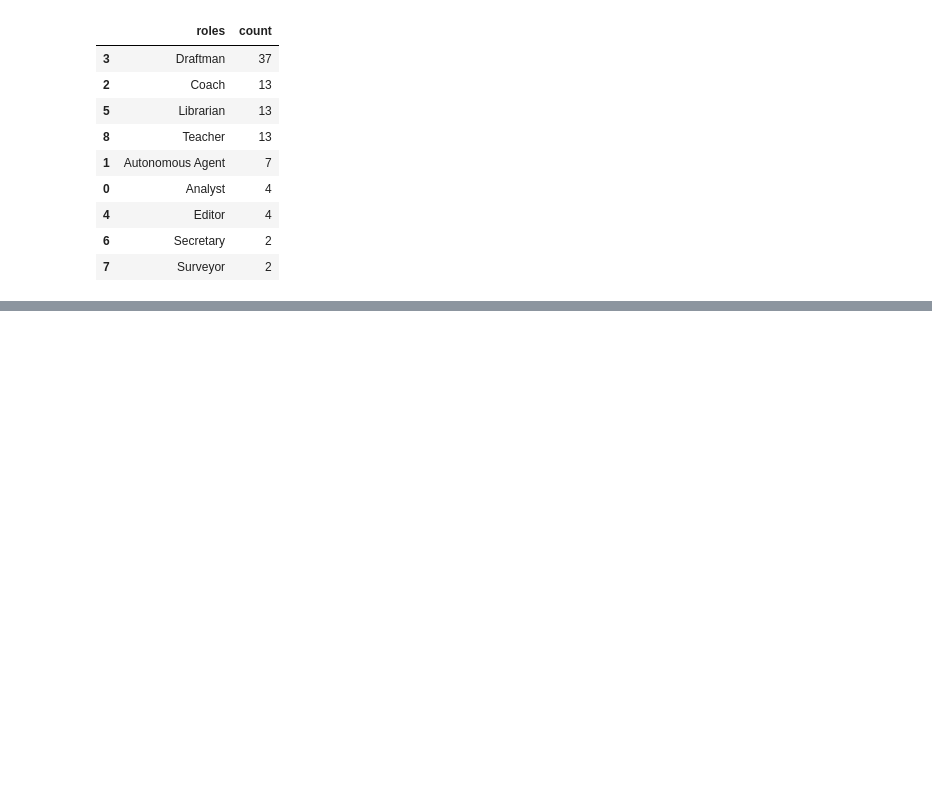
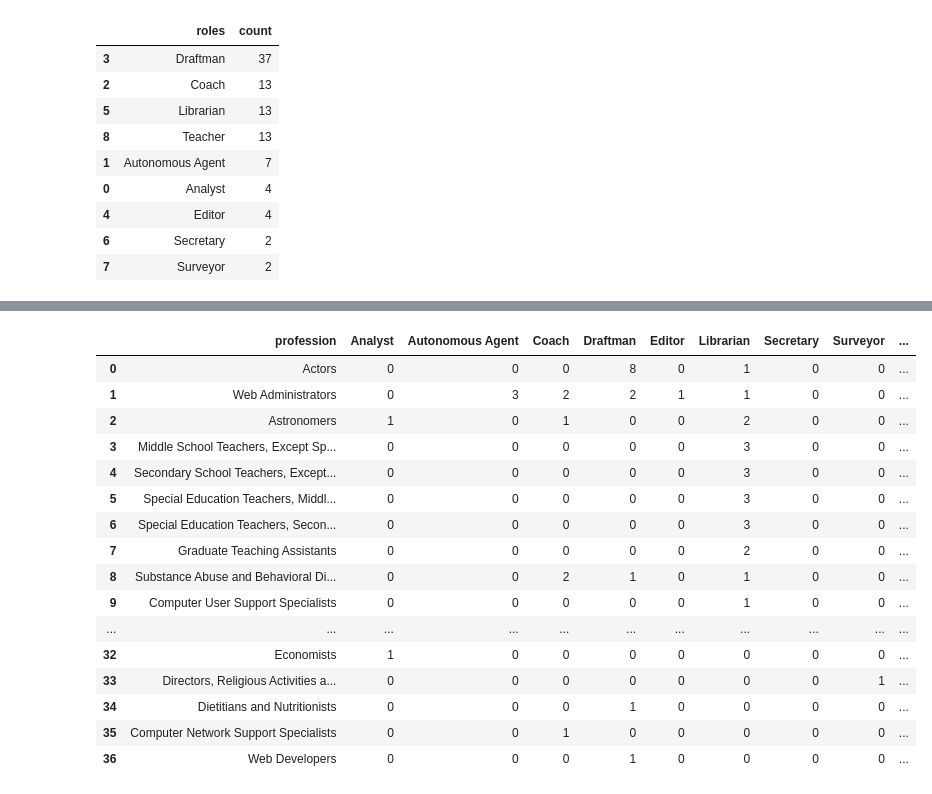
Before and after one commit to Engineering-AI-Systems-Team-3/chatgpt-at-work, a Jupyter notebook: chatgpt_at_work.ipynb, the cells around one changed output, grey strips where cells are left out. Cells and saved outputs as stored; diff of their text form; code cells hidden in the pictures; blank space fills up the shorter version.

Commit message:
Include final results for professions cells

```diff
--- a/chatgpt_at_work.ipynb
+++ b/chatgpt_at_work.ipynb
@@ -1022,0 +1027,55 @@ roles_count_df.head(len(roles_count_df))
+# %%
+profession_roles_df = pd.merge(
+    final_roles_df,
+    mapped_conversations_df[['conversation', 'level_0_task']],
+    on='conversation',
+    how='inner'
+)
+
+profession_roles_df = pd.merge(
+    profession_roles_df,
+    tasks_df[['task', 'title']],
+    left_on='level_0_task',
+    right_on='task',
+    how='left'
+)
+
+profession_roles_df = profession_roles_df[['title', 'roles']].rename(columns={'title': 'profession'})
+
+profession_roles_exploded = profession_roles_df.explode('roles')
+
+profession_role_counts = profession_roles_exploded.groupby(['profession', 'roles']).size().reset_index(name='count')
+
+profession_roles_pivot = profession_role_counts.pivot_table(
+    index='profession',
+    columns='roles',
+    values='count',
+    fill_value=0
+).astype(int)
+
+profession_roles_pivot['Total Instances'] = profession_roles_pivot.sum(axis=1)
+profession_roles_pivot = profession_roles_pivot.sort_values(by='Total Instances', ascending=False)
+
+profession_roles_pivot = profession_roles_pivot.reset_index()
+
+profession_roles_pivot.columns.name = None
+
+display(profession_roles_pivot.head(50))
+# %% [output]
+|  | profession | Analyst | Autonomous Agent | Coach | Draftman | Editor | Librarian | Secretary | Surveyor | ... |
+| 0 | Actors | 0 | 0 | 0 | 8 | 0 | 1 | 0 | 0 | ... |
+| 1 | Web Administrators | 0 | 3 | 2 | 2 | 1 | 1 | 0 | 0 | ... |
+| 2 | Astronomers | 1 | 0 | 1 | 0 | 0 | 2 | 0 | 0 | ... |
+| 3 | Middle School Teachers, Except Sp... | 0 | 0 | 0 | 0 | 0 | 3 | 0 | 0 | ... |
+| 4 | Secondary School Teachers, Except... | 0 | 0 | 0 | 0 | 0 | 3 | 0 | 0 | ... |
+| 5 | Special Education Teachers, Middl... | 0 | 0 | 0 | 0 | 0 | 3 | 0 | 0 | ... |
+| 6 | Special Education Teachers, Secon... | 0 | 0 | 0 | 0 | 0 | 3 | 0 | 0 | ... |
+| 7 | Graduate Teaching Assistants | 0 | 0 | 0 | 0 | 0 | 2 | 0 | 0 | ... |
+| 8 | Substance Abuse and Behavioral Di... | 0 | 0 | 2 | 1 | 0 | 1 | 0 | 0 | ... |
+| 9 | Computer User Support Specialists | 0 | 0 | 0 | 0 | 0 | 1 | 0 | 0 | ... |
+| ... | ... | ... | ... | ... | ... | ... | ... | ... | ... | ... |
+| 32 | Economists | 1 | 0 | 0 | 0 | 0 | 0 | 0 | 0 | ... |
+| 33 | Directors, Religious Activities a... | 0 | 0 | 0 | 0 | 0 | 0 | 0 | 1 | ... |
+| 34 | Dietitians and Nutritionists | 0 | 0 | 0 | 1 | 0 | 0 | 0 | 0 | ... |
+| 35 | Computer Network Support Specialists | 0 | 0 | 1 | 0 | 0 | 0 | 0 | 0 | ... |
+| 36 | Web Developers | 0 | 0 | 0 | 1 | 0 | 0 | 0 | 0 | ... |
```
Also changed, not shown: parts of 2 cells of this notebook.
